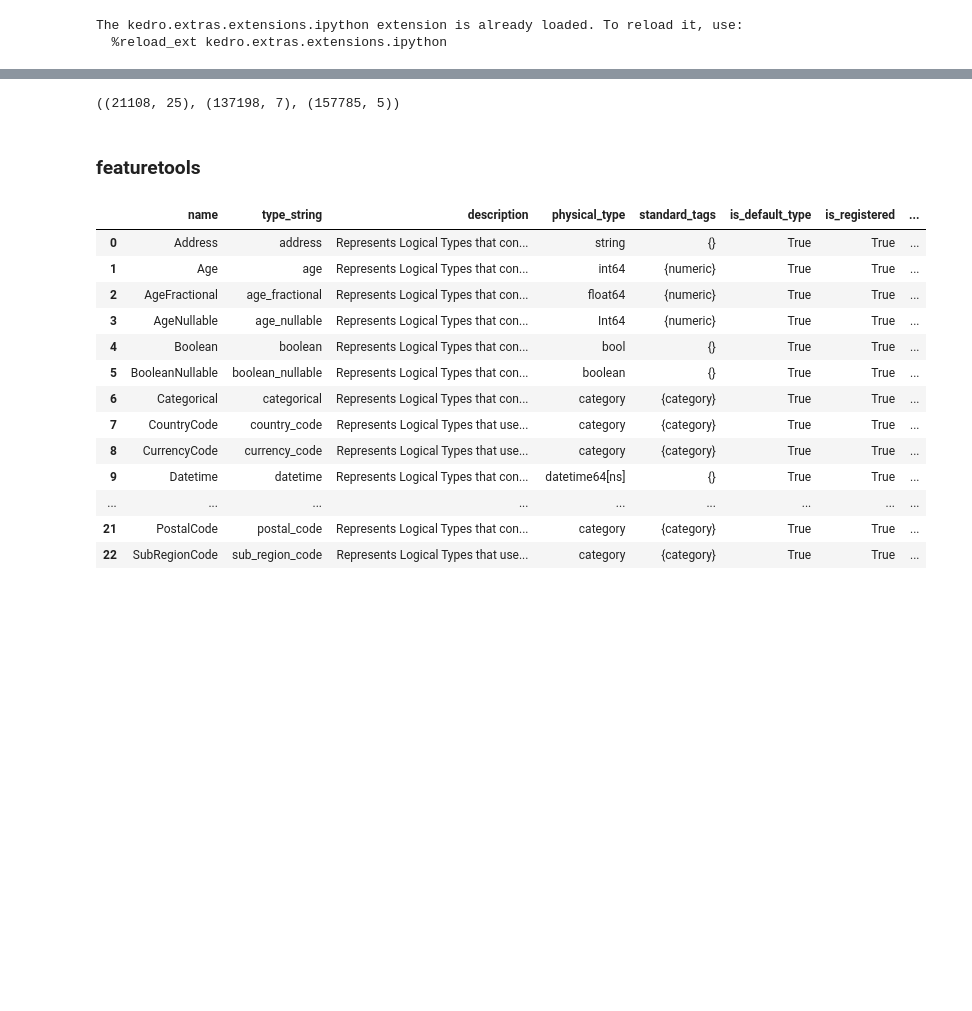
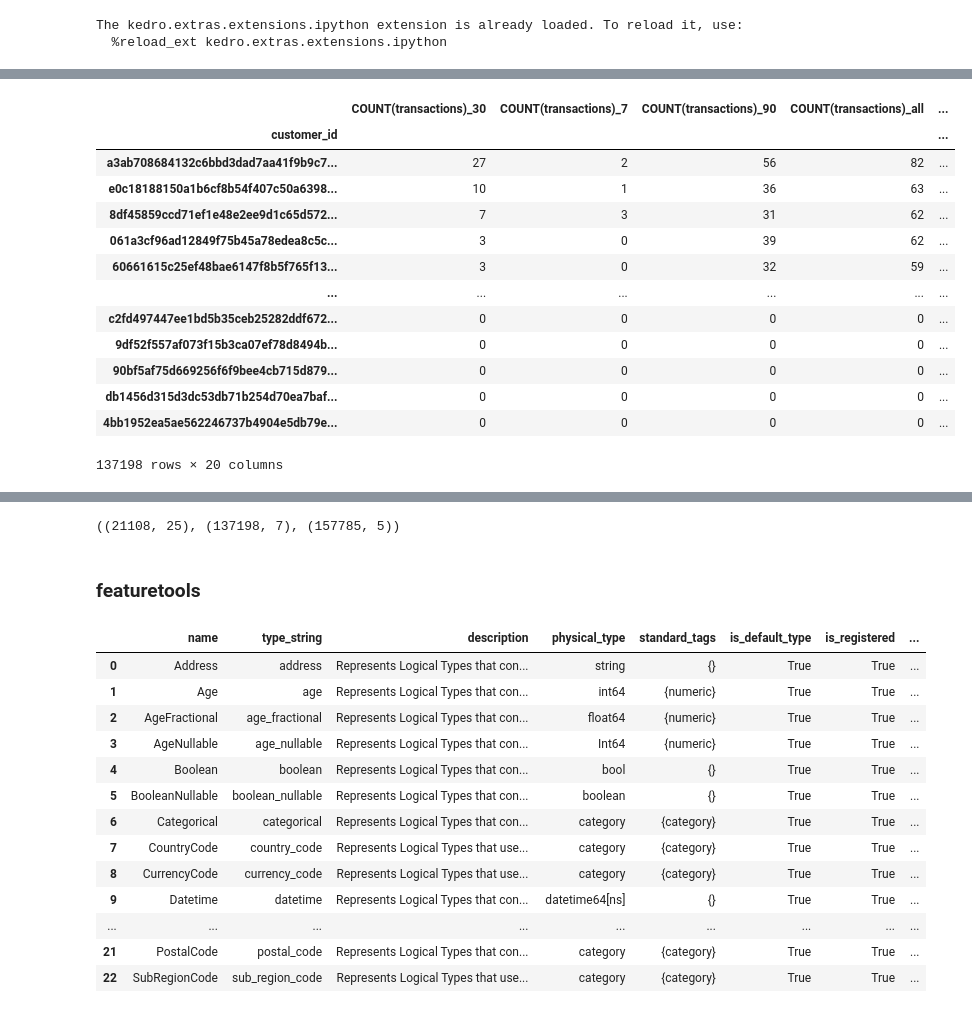
Before and after one commit to getindata/quickstart-ml-blueprints, a Jupyter notebook: notebooks/feature_engineering_featuretools.ipynb, the cells around one changed output, grey strips where cells are left out. Drawn from its saved outputs; the diff is of its cells as text; code cells hidden in the pictures; blank space fills up the shorter version.

```diff
--- a/notebooks/feature_engineering_featuretools.ipynb
+++ b/notebooks/feature_engineering_featuretools.ipynb
@@ -49,0 +56,2 @@ transactions = context.catalog.load('transactions_sample')
+# %%
+auto_customers = context.catalog.load('automated_customers_features')
@@ -49,0 +106,17 @@ transactions = context.catalog.load('transactions_sample')
+# %%
+auto_customers[sorted(auto_customers.columns.to_list())].sort_values(by='COUNT(transactions)_all', ascending=False)
+# %% [output]
+|  | COUNT(transactions)_30 | COUNT(transactions)_7 | COUNT(transactions)_90 | COUNT(transactions)_all | ... |
+| customer_id |  |  |  |  | ... |
+| a3ab708684132c6bbd3dad7aa41f9b9c7... | 27 | 2 | 56 | 82 | ... |
+| e0c18188150a1b6cf8b54f407c50a6398... | 10 | 1 | 36 | 63 | ... |
+| 8df45859ccd71ef1e48e2ee9d1c65d572... | 7 | 3 | 31 | 62 | ... |
+| 061a3cf96ad12849f75b45a78edea8c5c... | 3 | 0 | 39 | 62 | ... |
+| 60661615c25ef48bae6147f8b5f765f13... | 3 | 0 | 32 | 59 | ... |
+| ... | ... | ... | ... | ... | ... |
+| c2fd497447ee1bd5b35ceb25282ddf672... | 0 | 0 | 0 | 0 | ... |
+| 9df52f557af073f15b3ca07ef78d8494b... | 0 | 0 | 0 | 0 | ... |
+| 90bf5af75d669256f6f9bee4cb715d879... | 0 | 0 | 0 | 0 | ... |
+| db1456d315d3dc53db71b254d70ea7baf... | 0 | 0 | 0 | 0 | ... |
+| 4bb1952ea5ae562246737b4904e5db79e... | 0 | 0 | 0 | 0 | ... |
+137198 rows × 20 columns
```
Also changed, not shown: parts of 73 cells of this notebook.
